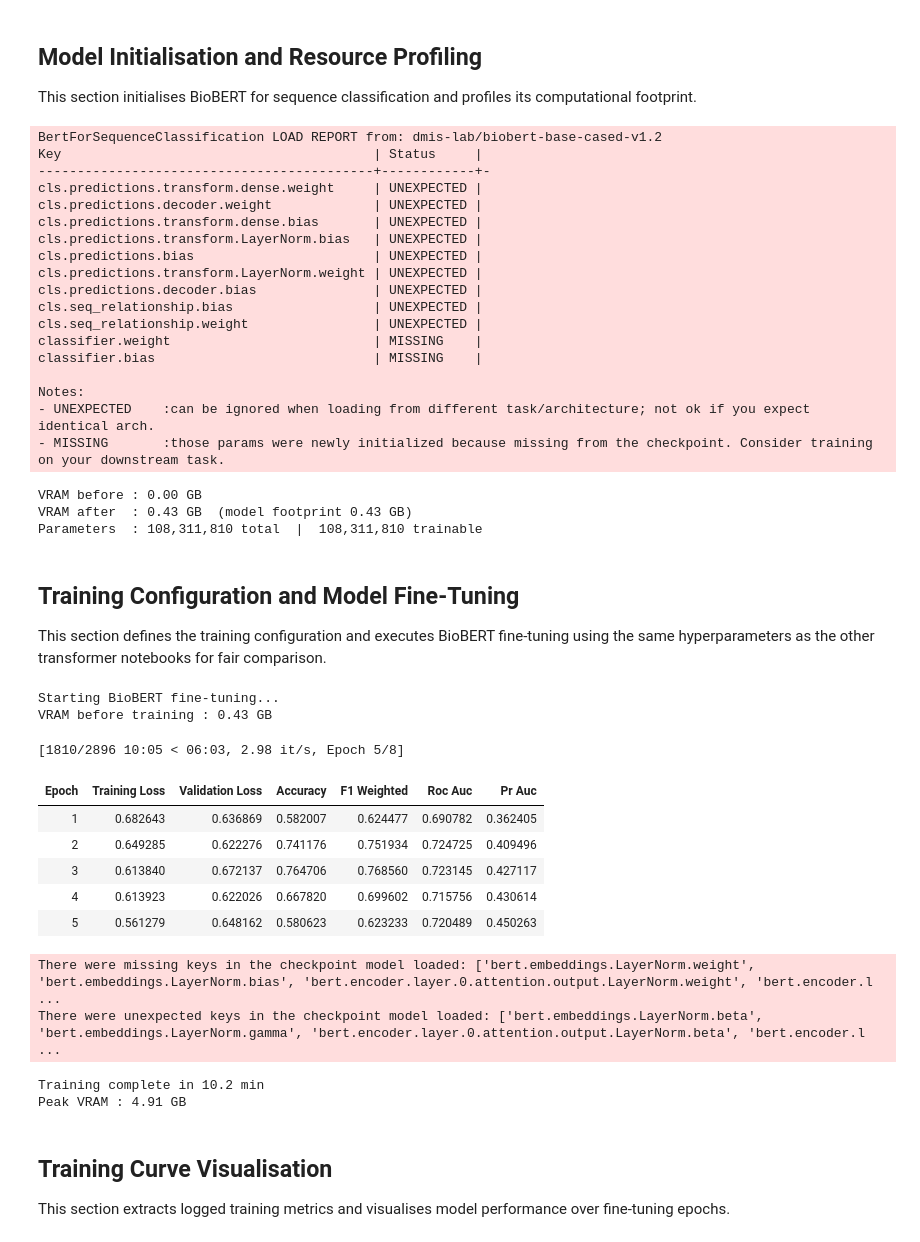
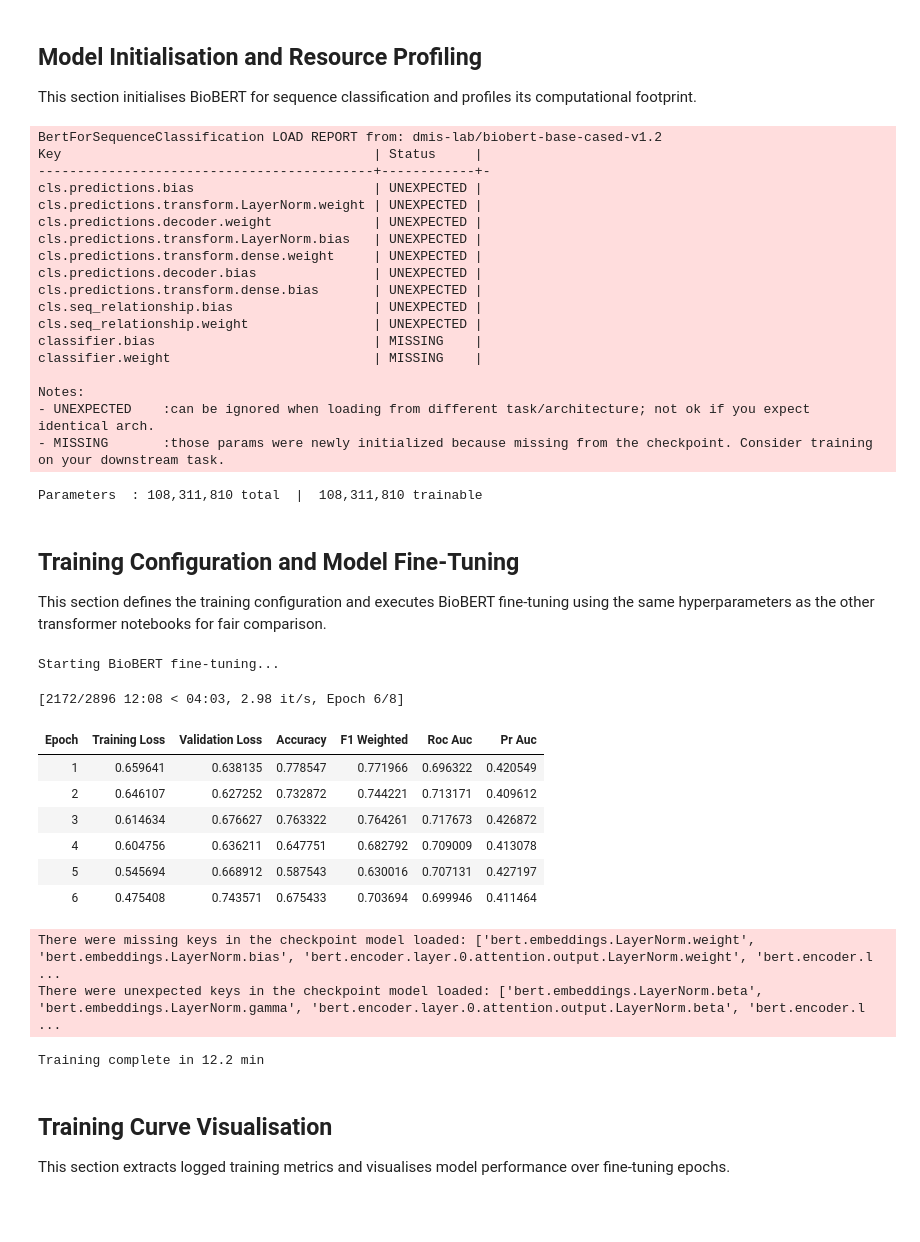
Before and after one commit to GitSentinel/medical_nlp_deterioration, a Jupyter notebook: notebooks/05c_biobert_model.ipynb, the cells around one changed output. Cells and saved outputs as stored; diff of their text form; code cells hidden in the pictures; blank space fills up the shorter version.

Commit message:
[UPD]: Biobert model optimisation!

```diff
--- a/notebooks/05c_biobert_model.ipynb
+++ b/notebooks/05c_biobert_model.ipynb
@@ -325,11 +319,6 @@ def compute_metrics(eval_pred):
 
 This section initialises BioBERT for sequence classification and profiles its computational footprint.
 # %%
-# GPU Memory Check (Before Model Loading)
-if device.type == 'cuda':
-    torch.cuda.empty_cache()
-    vram_before = torch.cuda.memory_allocated(0) / 1e9
-
 # Model Initialisation (Sequence Classification Head)
 model = AutoModelForSequenceClassification.from_pretrained(
     BIOBERT_MODEL_ID,
@@ -339,12 +328,6 @@ model = AutoModelForSequenceClassification.from_pretrained(
 # Move Model to Device
 model.to(device)
 
-# GPU Memory Check (After Model Loading)
-if device.type == 'cuda':
-    vram_after = torch.cuda.memory_allocated(0) / 1e9
-    print(f'VRAM before : {vram_before:.2f} GB')
-    print(f'VRAM after  : {vram_after:.2f} GB  (model footprint {vram_after - vram_before:.2f} GB)')
-
 # Parameter Count (Total and Trainable)
 total_p     = sum(p.numel() for p in model.parameters())
 trainable_p = sum(p.numel() for p in model.parameters() if p.requires_grad)
@@ -354,23 +337,21 @@ print(f'Parameters  : {total_p:,} total  |  {trainable_p:,} trainable')
 BertForSequenceClassification LOAD REPORT from: dmis-lab/biobert-base-cased-v1.2
 Key                                        | Status     |
 -------------------------------------------+------------+-
-cls.predictions.transform.dense.weight     | UNEXPECTED |
-cls.predictions.decoder.weight             | UNEXPECTED |
-cls.predictions.transform.dense.bias       | UNEXPECTED |
-cls.predictions.transform.LayerNorm.bias   | UNEXPECTED |
 cls.predictions.bias                       | UNEXPECTED |
 cls.predictions.transform.LayerNorm.weight | UNEXPECTED |
+cls.predictions.decoder.weight             | UNEXPECTED |
+cls.predictions.transform.LayerNorm.bias   | UNEXPECTED |
+cls.predictions.transform.dense.weight     | UNEXPECTED |
 cls.predictions.decoder.bias               | UNEXPECTED |
+cls.predictions.transform.dense.bias       | UNEXPECTED |
 cls.seq_relationship.bias                  | UNEXPECTED |
 cls.seq_relationship.weight                | UNEXPECTED |
+classifier.bias                            | MISSING    |
 classifier.weight                          | MISSING    |
-classifier.bias                            | MISSING    |
 
 Notes:
 - UNEXPECTED    :can be ignored when loading from different task/architecture; not ok if you expect identical arch.
 - MISSING       :those params were newly initialized because missing from the checkpoint. Consider training on your downstream task.
-VRAM before : 0.00 GB
-VRAM after  : 0.43 GB  (model footprint 0.43 GB)
 Parameters  : 108,311,810 total  |  108,311,810 trainable
 # %% [markdown]
 ## Training Configuration and Model Fine-Tuning
@@ -399,54 +380,43 @@ training_args = TrainingArguments(
     seed                        = RANDOM_STATE,
 )
 
 # Trainer Initialisation
 trainer = WeightedTrainer(
     class_weights   = cw_dict,
     model           = model,
     args            = training_args,
     train_dataset   = train_ds,
     eval_dataset    = val_ds,
     compute_metrics = compute_metrics,
     callbacks       = [
         EarlyStoppingCallback(
             early_stopping_patience=EARLY_STOPPING_PATIENCE
         )
     ],
 )
 
 # Training Start Notification
 print('Starting BioBERT fine-tuning...')
 
-# Pre-Training GPU Memory Check
-if device.type == 'cuda':
-    print(f'VRAM before training : {torch.cuda.memory_allocated(0)/1e9:.2f} GB')
-
 # Model Training Execution
 train_result = trainer.train()
 
 # Training Runtime Summary
 runtime_min = train_result.metrics['train_runtime'] / 60
 print(f'Training complete in {runtime_min:.1f} min')
-
-# Peak GPU Memory Usage
-if device.type == 'cuda':
-    peak = torch.cuda.max_memory_allocated(0) / 1e9
-    print(f'Peak VRAM : {peak:.2f} GB')
-    torch.cuda.reset_peak_memory_stats()
 # %% [output]
 Starting BioBERT fine-tuning...
-VRAM before training : 0.43 GB
-[1810/2896 10:05 < 06:03, 2.98 it/s, Epoch 5/8]
+[2172/2896 12:08 < 04:03, 2.98 it/s, Epoch 6/8]
 | Epoch | Training Loss | Validation Loss | Accuracy | F1 Weighted | Roc Auc | Pr Auc |
-| 1 | 0.682643 | 0.636869 | 0.582007 | 0.624477 | 0.690782 | 0.362405 |
-| 2 | 0.649285 | 0.622276 | 0.741176 | 0.751934 | 0.724725 | 0.409496 |
-| 3 | 0.613840 | 0.672137 | 0.764706 | 0.768560 | 0.723145 | 0.427117 |
-| 4 | 0.613923 | 0.622026 | 0.667820 | 0.699602 | 0.715756 | 0.430614 |
-| 5 | 0.561279 | 0.648162 | 0.580623 | 0.623233 | 0.720489 | 0.450263 |
+| 1 | 0.659641 | 0.638135 | 0.778547 | 0.771966 | 0.696322 | 0.420549 |
+| 2 | 0.646107 | 0.627252 | 0.732872 | 0.744221 | 0.713171 | 0.409612 |
+| 3 | 0.614634 | 0.676627 | 0.763322 | 0.764261 | 0.717673 | 0.426872 |
+| 4 | 0.604756 | 0.636211 | 0.647751 | 0.682792 | 0.709009 | 0.413078 |
+| 5 | 0.545694 | 0.668912 | 0.587543 | 0.630016 | 0.707131 | 0.427197 |
+| 6 | 0.475408 | 0.743571 | 0.675433 | 0.703694 | 0.699946 | 0.411464 |
 There were missing keys in the checkpoint model loaded: ['bert.embeddings.LayerNorm.weight', 'bert.embeddings.LayerNorm.bias', 'bert.encoder.layer.0.attention.output.LayerNorm.weight', 'bert.encoder.l ...
 There were unexpected keys in the checkpoint model loaded: ['bert.embeddings.LayerNorm.beta', 'bert.embeddings.LayerNorm.gamma', 'bert.encoder.layer.0.attention.output.LayerNorm.beta', 'bert.encoder.l ...
-Training complete in 10.2 min
-Peak VRAM : 4.91 GB
+Training complete in 12.2 min
 # %% [markdown]
 ## Training Curve Visualisation
 
```
Also changed, not shown: parts of 5 cells of this notebook, 12 other files.
